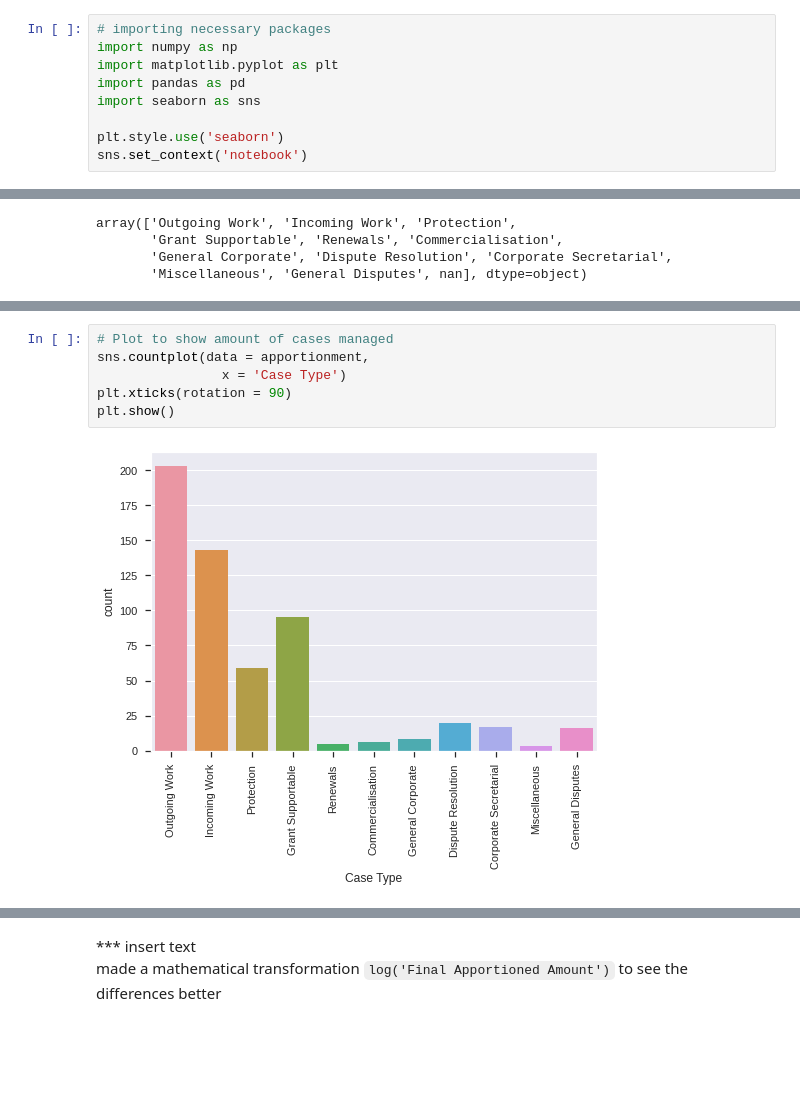
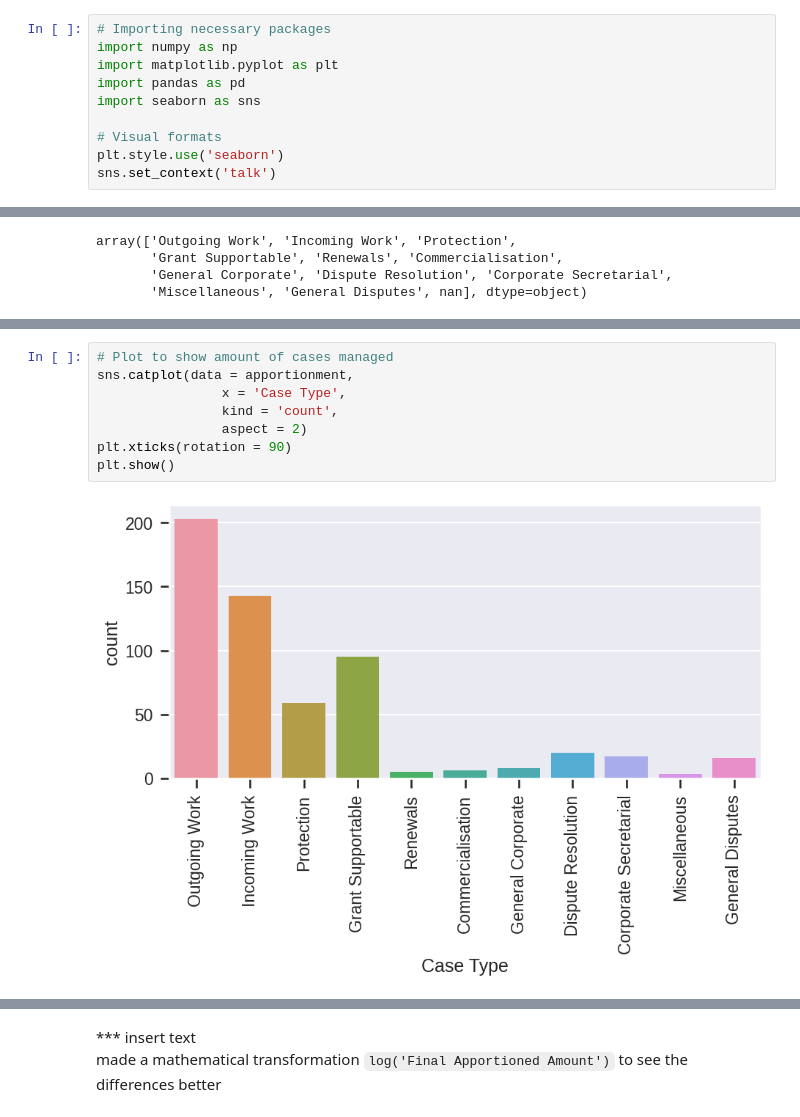
Before and after one commit to snek5/4gia-datachallenge, a Jupyter notebook: 4_gia.ipynb, the cells around one changed output, grey strips where cells are left out. Saved outputs shown, nothing was run; the diff lists cells and outputs as text; blank space fills up the shorter version.

```diff
--- a/4_gia.ipynb
+++ b/4_gia.ipynb
@@ -34,14 +34,15 @@
 ### 4. Importing & Pre-Processing Data
 *** insert text
 # %%
-# importing necessary packages
+# Importing necessary packages
 import numpy as np
 import matplotlib.pyplot as plt
 import pandas as pd
 import seaborn as sns
 
+# Visual formats
 plt.style.use('seaborn')
-sns.set_context('notebook')
+sns.set_context('talk')
 # %%
 # Importing the data from xlsx files using pandas
 apportionment = pd.read_excel('data.xlsx', sheet_name = 'Apportionment', parse_dates = True)
@@ -197,8 +315,10 @@ case_apportion
 # %%
 # Plot to show amount of cases managed
-sns.countplot(data = apportionment,
-                x = 'Case Type')
+sns.catplot(data = apportionment,
+                x = 'Case Type',
+                kind = 'count',
+                aspect = 2)
 plt.xticks(rotation = 90)
 plt.show()
 # %% [output]
-[figure, old version]
+[figure, new version]
```
Also changed, not shown: parts of 24 cells of this notebook, 1 other file.
